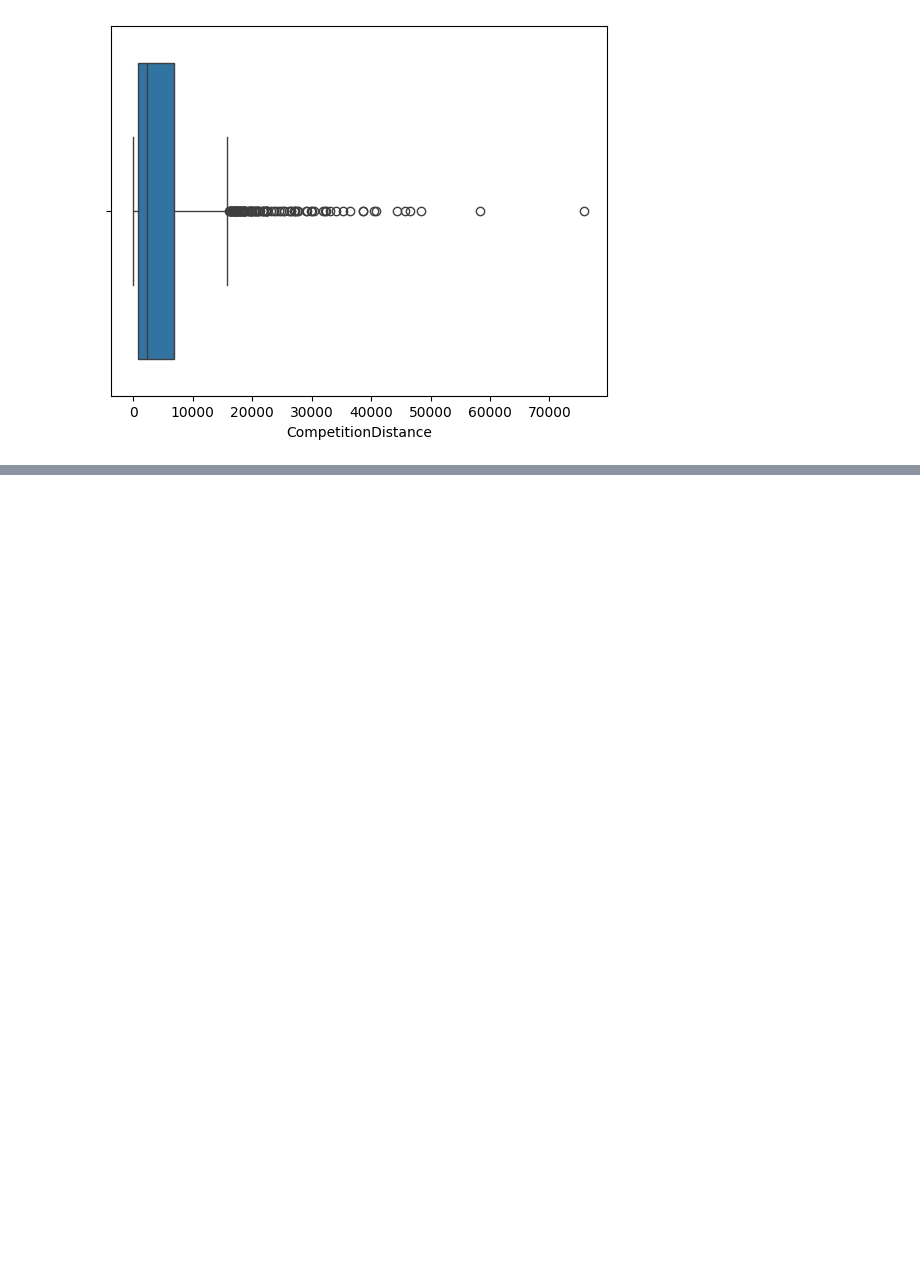
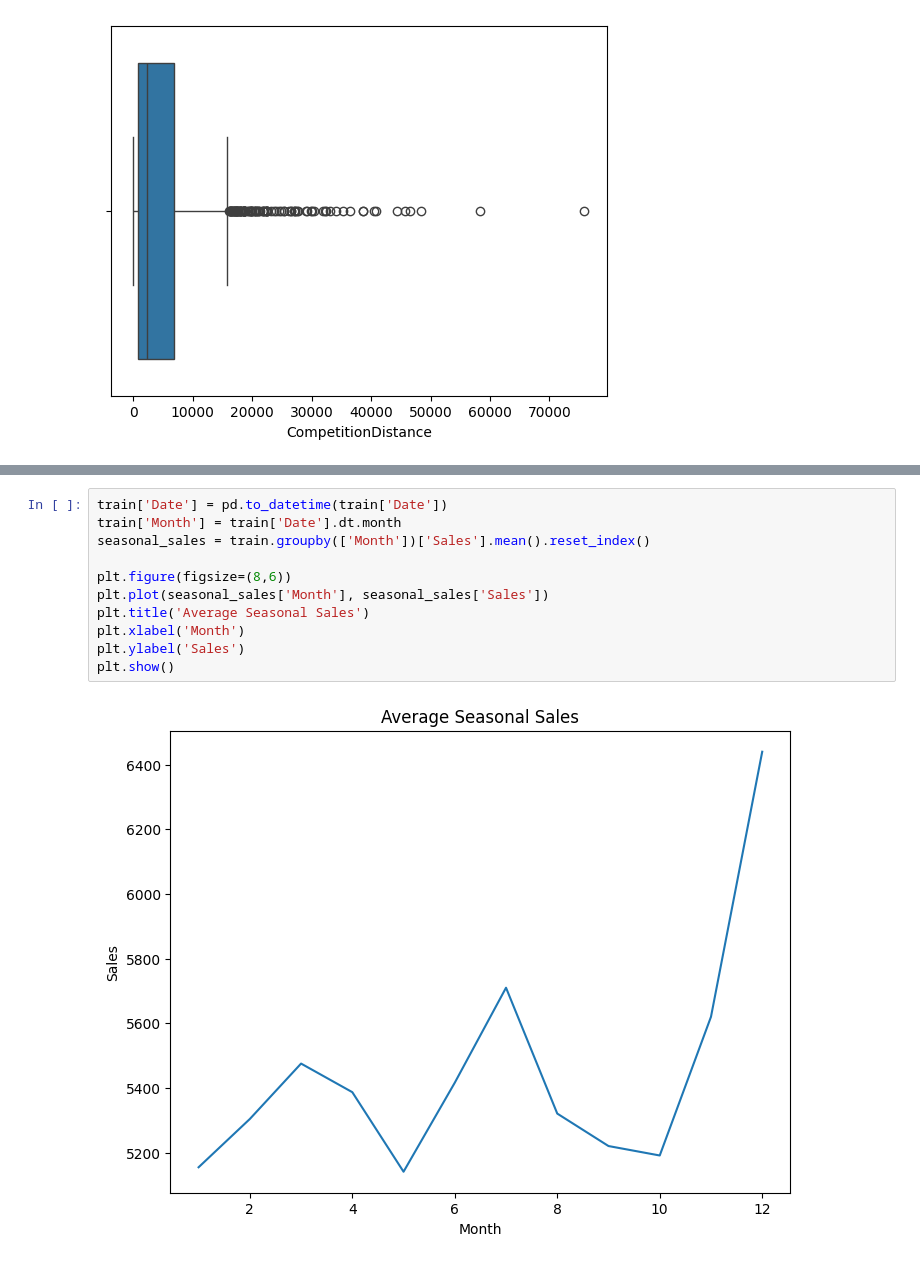
Before and after one commit to abrehamashebir/modeling-rossman-store-sales, a Jupyter notebook: notebooks/train_test.ipynb, the cells around one changed output, grey strips where cells are left out. Drawn from its saved outputs; the diff is of its cells as text; blank space fills up the shorter version.

```diff
--- a/notebooks/train_test.ipynb
+++ b/notebooks/train_test.ipynb
@@ -289,0 +358,13 @@ plt.show()
+# %%
+train['Date'] = pd.to_datetime(train['Date'])
+train['Month'] = train['Date'].dt.month
+seasonal_sales = train.groupby(['Month'])['Sales'].mean().reset_index()
+
+plt.figure(figsize=(8,6))
+plt.plot(seasonal_sales['Month'], seasonal_sales['Sales'])
+plt.title('Average Seasonal Sales')
+plt.xlabel('Month')
+plt.ylabel('Sales')
+plt.show()
+# %% [output]
+[figure, added]
```
Also changed, not shown: parts of 25 cells of this notebook, 2 other files.
